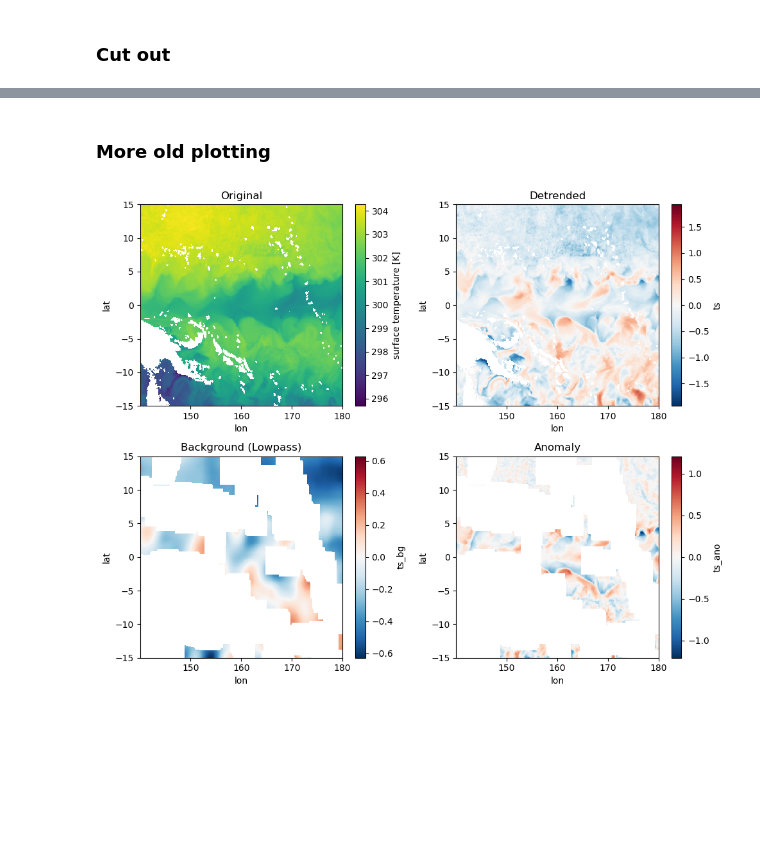
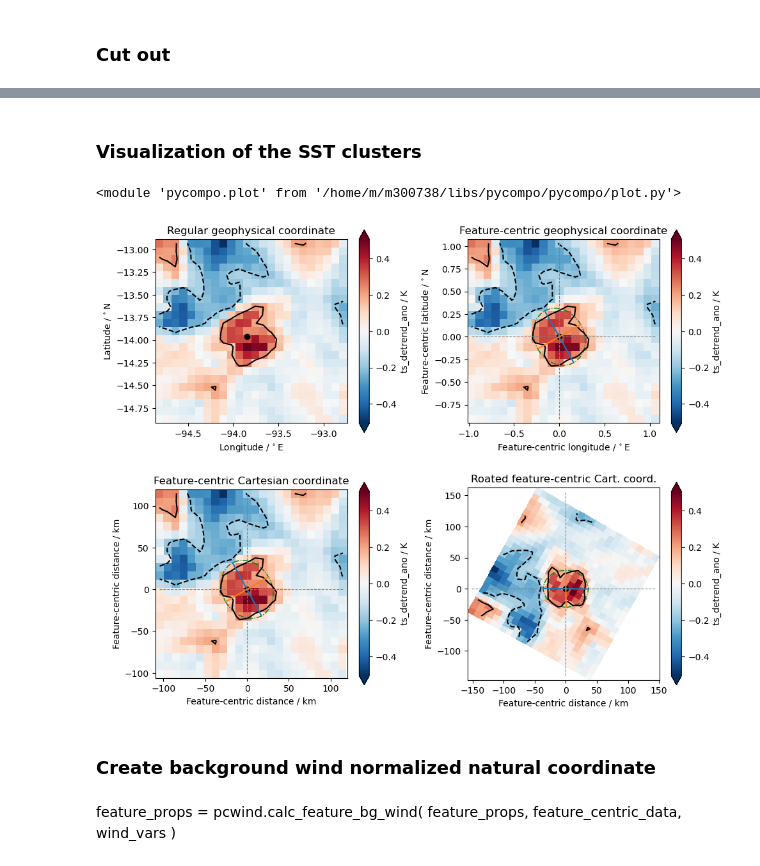
Before and after one commit to HF7weatherman/pycompo, a Jupyter notebook: examples/test_extract_SST-blobs.ipynb, the cells around one changed output, grey strips where cells are left out. Saved outputs shown, nothing was run; the diff lists cells and outputs as text; code cells hidden in the pictures; blank space fills up the shorter version.

```diff
--- a/examples/test_extract_SST-blobs.ipynb
+++ b/examples/test_extract_SST-blobs.ipynb
@@ -158,29 +168 @@ dset, feature_props, feature_centric_data = \
     )
-# %%
-from typing import Tuple
-
-idx = 0
-feature = 27
-
-feature_data = dset_feature[0]
-feature = feature_props.isel(cluster=0)
-
-
-def add_exact_centroid_coord(lat, lon, feature_props):
-    centroid_exact_coords = []
-    for idx, cluster in enumerate(feature_props['cluster_id']):
-        cluster_props = feature_props.isel(cluster=idx)
-        centroid_exact_coords.append(
-            _get_centroid_coords(
-                lat, lon, cluster_props['centroid_idx']
-                )
-            )
-    feature_props['centroid_coords'] = (
-        ('cluster', 'centroid_component'), np.array(centroid_exact_coords)
-    )
-    return feature_props
-
-
-feature_props = add_exact_centroid_coord(
-    dset_final['lat'], dset_final['lon'], feature_props
-    )
@@ -237,24 +168,0 @@ print(dlon * (111.195 * np.cos(np.deg2rad(15))))
-# %% [markdown]
-### More old plotting
-# %%
-lat_slice = slice(-15, 15)
-lon_slice = slice(140, 180)
-
-fig, axs = plt.subplots(2, 2, figsize=(10, 8))
-
-dset_sample.sel(lat=lat_slice, lon=lon_slice)['ts'].plot(ax=axs[0, 0])
-axs[0, 0].set_title('Original')
-
-dset_detrend.sel(lat=lat_slice, lon=lon_slice)['ts'].plot(ax=axs[0, 1])
-axs[0, 1].set_title('Detrended')
-
-dset_final.sel(lat=lat_slice, lon=lon_slice)['ts_bg'].plot(ax=axs[1, 0])
-axs[1, 0].set_title('Background (Lowpass)')
-
-dset_final.sel(lat=lat_slice, lon=lon_slice)['ts_ano'].plot(ax=axs[1, 1])
-axs[1, 1].set_title('Anomaly')
-
-plt.tight_layout()
-plt.show()
-# %% [output]
-[figure, removed]
@@ -291,0 +169,26 @@ def cutout_feature_data(
+# %% [markdown]
+### Visualization of the SST clusters
+# %%
+import importlib as implib
+implib.reload(pcplot)
+# %% [output]
+<module 'pycompo.plot' from '/home/m/m300738/libs/pycompo/pycompo/plot.py'>
+# %%
+import matplotlib.pyplot as plt
+feature_id = 0
+data = feature_centric_data[feature_id]
+props = feature_props.isel(feature=feature_id)
+basic_coords = (dset['lat'], dset['lon'])
+pcplot.plot_coord_transformation(
+    data, props, basic_coords, analysis_var, dT_thresh,
+    )
+#plt.arrow(0, 0, props['bg_uas'], props['bg_vas'], head_width=0.1, head_length=0.2)
+#plt.gca().set_aspect("equal")
+# %% [output]
+[figure, added]
+# %% [markdown]
+### Create background wind normalized natural coordinate
+# %% [markdown]
+feature_props = pcwind.calc_feature_bg_wind(
+    feature_props, feature_centric_data, wind_vars
+    )
```
Also changed, not shown: parts of 12 cells of this notebook, 2 other files.
